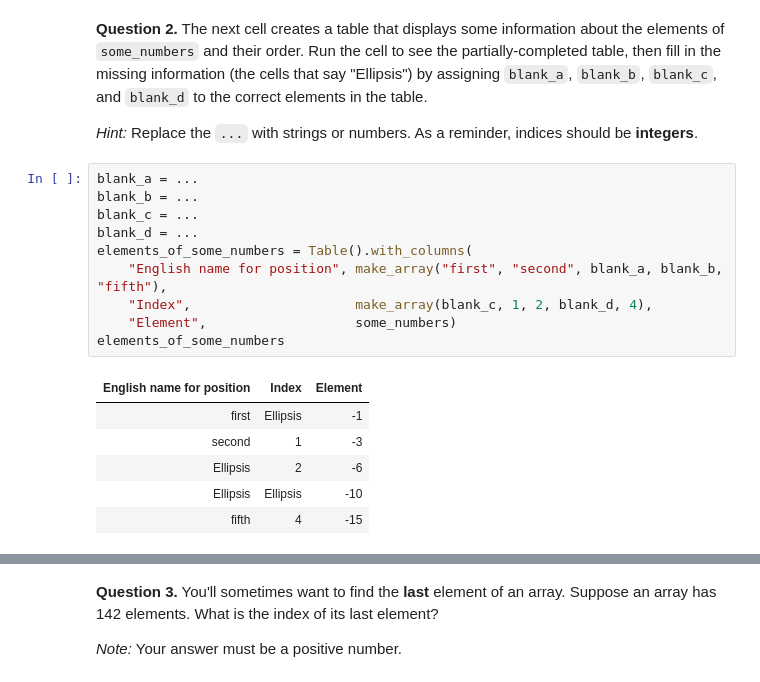
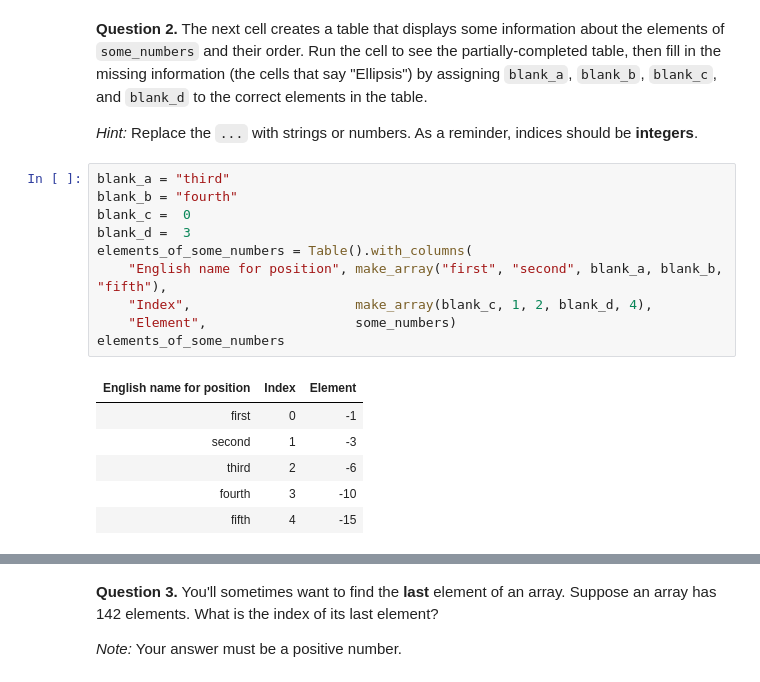
Before and after one commit to Jadenwill075/Intro-to-Data-Analytics, a Jupyter notebook: hw02.ipynb, the cells around one changed output, grey strips where cells are left out. Cells and saved outputs as stored; diff of their text form.

```diff
--- a/hw02.ipynb
+++ b/hw02.ipynb
@@ -151,21 +134,21 @@ q2_1 results:
 
 *Hint:* Replace the `...` with strings or numbers. As a reminder, indices should be **integers**.
 # %%
-blank_a = ...
-blank_b = ...
-blank_c = ...
-blank_d = ...
+blank_a = "third"
+blank_b = "fourth"
+blank_c =  0
+blank_d =  3
 elements_of_some_numbers = Table().with_columns(
     "English name for position", make_array("first", "second", blank_a, blank_b, "fifth"),
     "Index",                     make_array(blank_c, 1, 2, blank_d, 4),
     "Element",                   some_numbers)
 elements_of_some_numbers
 # %% [output]
 | English name for position | Index | Element |
-| first | Ellipsis | -1 |
+| first | 0 | -1 |
 | second | 1 | -3 |
-| Ellipsis | 2 | -6 |
-| Ellipsis | Ellipsis | -10 |
+| third | 2 | -6 |
+| fourth | 3 | -10 |
 | fifth | 4 | -15 |
 # %%
 grader.check("q2_2")
```
Also changed, not shown: parts of 19 cells of this notebook, 1 other file.
